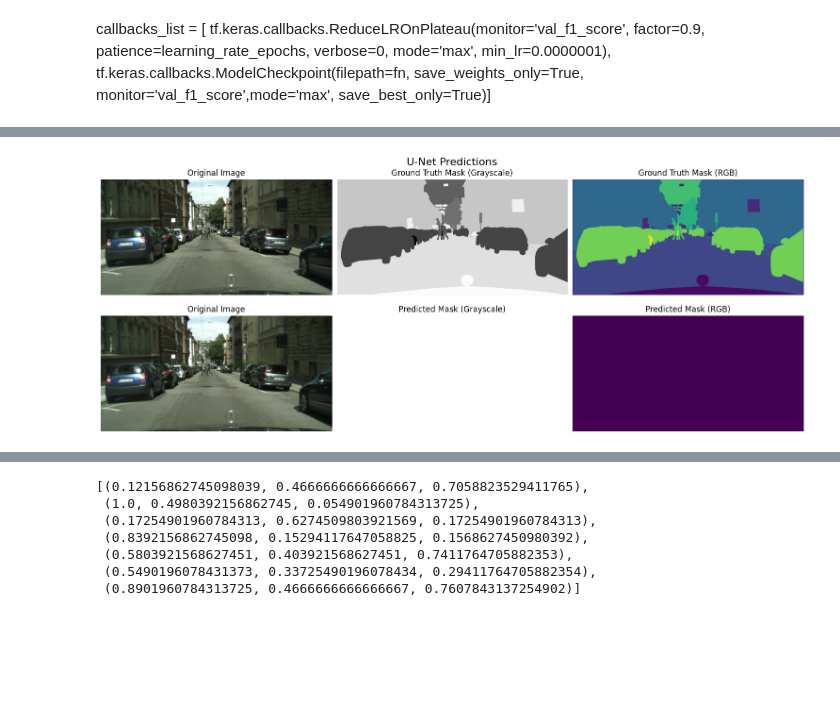
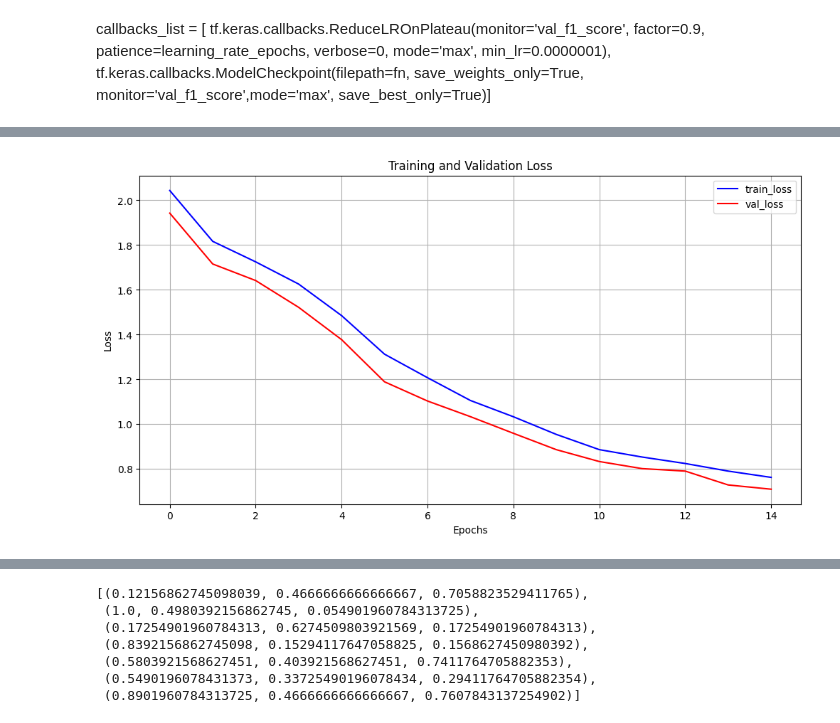
Before and after one commit to Hedredo/oc_p8, a Jupyter notebook: notebooks/modelisation.ipynb, the cells around one changed output, grey strips where cells are left out. Saved outputs shown, nothing was run; the diff lists cells and outputs as text; code cells hidden in the pictures; blank space fills up the shorter version.

```diff
--- a/notebooks/modelisation.ipynb
+++ b/notebooks/modelisation.ipynb
@@ -1361,36 +831,0 @@ plt.show()
-# %%
-# Create preds_mask
-preds_mask = np.argmax(preds.squeeze(), axis=-1)
-
-# Figure initialization
-fig = plt.figure(layout="constrained", figsize=(15, 6))
-fig.suptitle("U-Net Predictions", fontsize=16)
-# Subfigures initialization
-subfigs = fig.subfigures(2, 1, wspace=0.07)
-axsTop = subfigs[0].subplots(1, 3, sharey=True, sharex=True)
-axsBottom = subfigs[1].subplots(1, 3, sharey=True, sharex=True)
-for i, ax in enumerate(axsTop):
-    if i == 0:
-        ax.imshow(plt.imread(img_path))
-        ax.set_title("Original Image")
-    elif i == 1:
-        ax.imshow(plt.imread(mask_path), cmap="Greys")
-        ax.set_title("Ground Truth Mask (Grayscale)")
-    else:
-        ax.imshow(plt.imread(mask_path))
-        ax.set_title("Ground Truth Mask (RGB)")
-    ax.axis("off")
-for i, ax in enumerate(axsBottom):
-    if i == 0:
-        ax.imshow(img)
-        ax.set_title("Original Image")
-    elif i == 1:
-        ax.imshow(preds_mask, cmap="Greys")
-        ax.set_title("Predicted Mask (Grayscale)")
-    else:
-        ax.imshow(preds_mask)
-        ax.set_title("Predicted Mask (RGB)")
-    ax.axis("off")
-plt.show()
-# %% [output]
-[figure, removed]
@@ -1396,0 +943,12 @@ plt.show()
+# %%
+model_metric = ModelMetric(
+    history=history,
+    results=results,
+    extra_metrics=extra_metrics,
+    monitor="val_MeanIoU",
+    best_monitor="max",
+)
+# %%
+model_metric.plot_loss()
+# %% [output]
+[figure, added]
```
Also changed, not shown: parts of 58 cells of this notebook, 3 other files.
